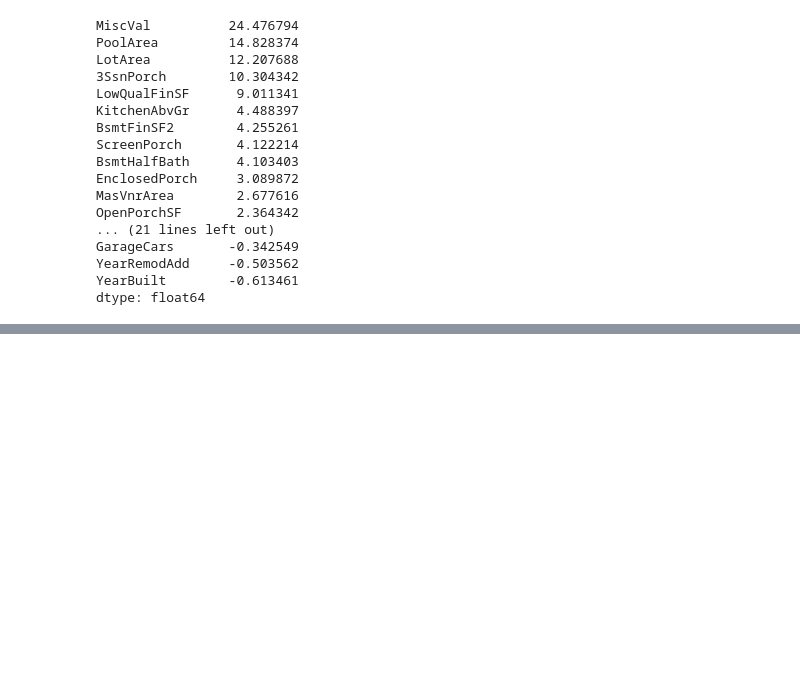
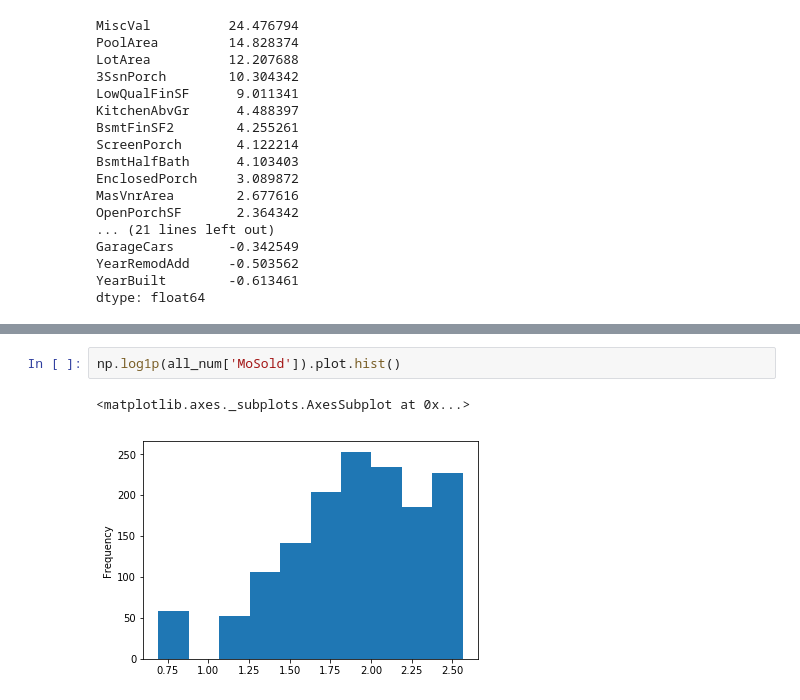
Before and after one commit to justinthe/kaggle_house_price, a Jupyter notebook: notebook/eda_1.ipynb, the cells around one changed output, grey strips where cells are left out. Drawn from its saved outputs; the diff is of its cells as text; blank space fills up the shorter version.

```diff
--- a/notebook/eda_1.ipynb
+++ b/notebook/eda_1.ipynb
@@ -305,0 +304,5 @@ all_num['MiscVal']
+# %%
+np.log1p(all_num['MoSold']).plot.hist()
+# %% [output]
+<matplotlib.axes._subplots.AxesSubplot at 0x...>
+[figure, added]
```
Also changed, not shown: parts of 3 cells of this notebook.
